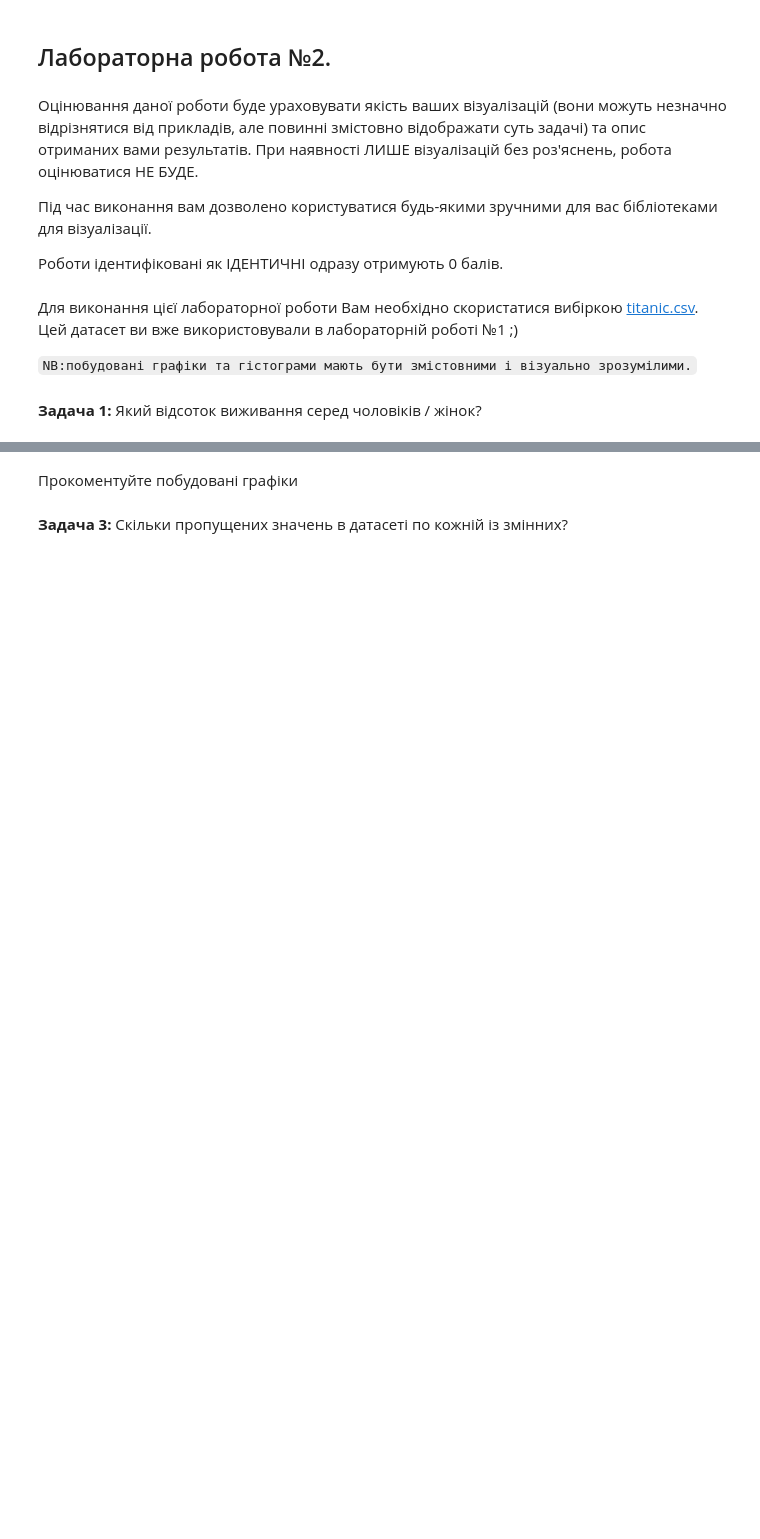
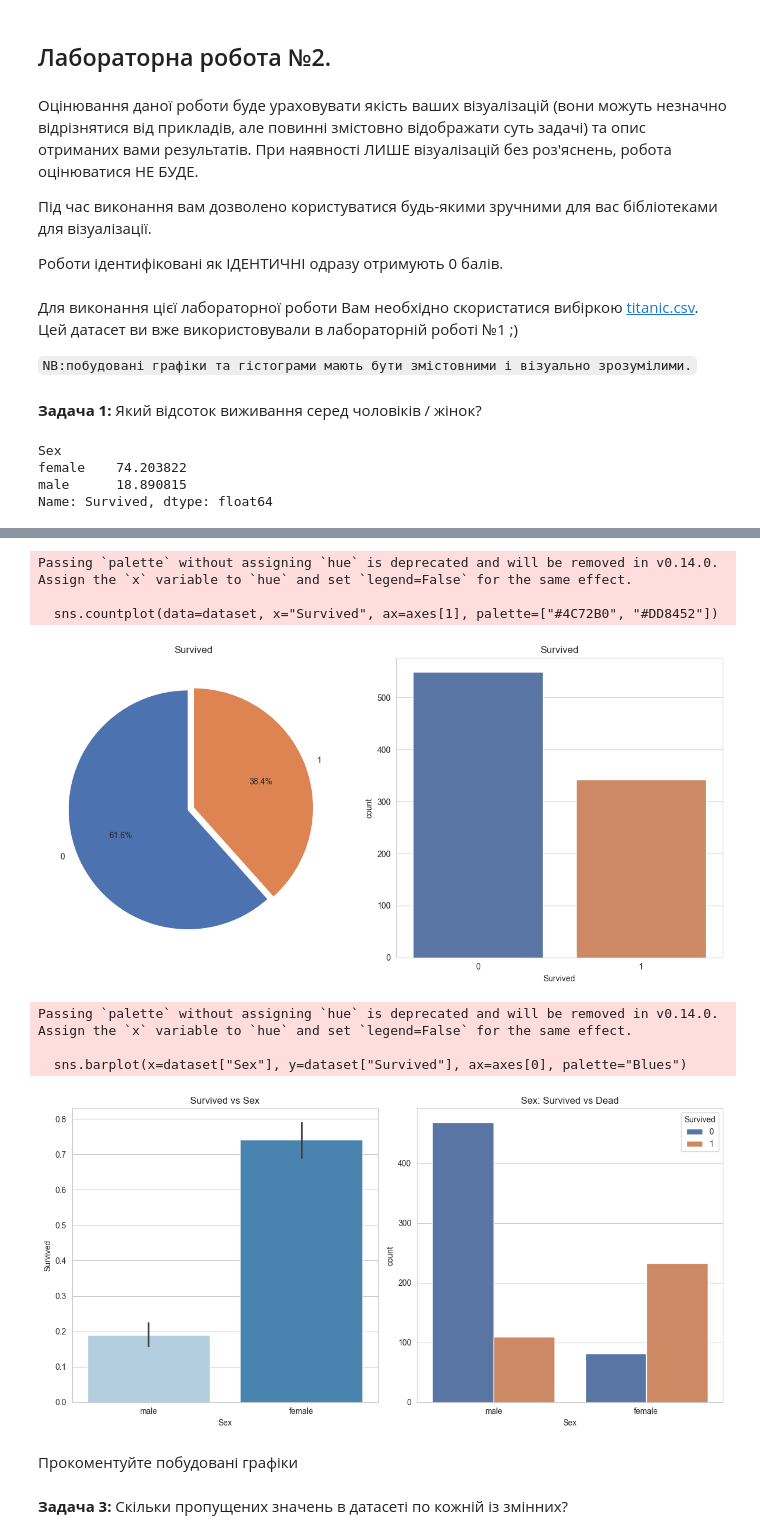
Before and after one commit to xwfeqi/BAI, a Jupyter notebook: LAB2BAI/Task2_basic_ai_ad_(3).ipynb, the cells around one changed output, grey strips where cells are left out. Saved outputs shown, nothing was run; the diff lists cells and outputs as text; code cells hidden in the pictures; blank space fills up the shorter version.

````diff
--- a/LAB2BAI/Task2_basic_ai_ad_(3).ipynb
+++ b/LAB2BAI/Task2_basic_ai_ad_(3).ipynb
@@ -15,6 +15,6 @@
   ```NB:побудовані графіки та гістограми мають бути змістовними і візуально зрозумілими.```
 # %%
 import pandas as pd
-dataset = pd.read_csv(...)
+dataset = pd.read_csv("titanic.csv")
 # %% [markdown]
 **Задача 1:** Який відсоток виживання серед чоловіків / жінок?
@@ -23,3 +21,11 @@ dataset = pd.read_csv(...)
+# %%
+survival_rates = dataset.groupby("Sex")["Survived"].mean() * 100
+print(survival_rates)
+# %% [output]
+Sex
+female    74.203822
+male      18.890815
+Name: Survived, dtype: float64
 # %% [markdown]
 **Задача 2:** Відтворіть ці графіки
 ![image.png](embedded-picture-1)
@@ -30,3 +34,42 @@ dataset = pd.read_csv(...)
+# %%
+import seaborn as sns
+import matplotlib.pyplot as plt
+
+sns.set_style("whitegrid")
+
+fig, axes = plt.subplots(1, 2, figsize=(12, 6))
+
+dataset["Survived"].value_counts().plot.pie(
+    autopct="%1.1f%%", startangle=90, explode=[0.05, 0], ax=axes[0], colors=["#4C72B0", "#DD8452"]
+)
+axes[0].set_ylabel("")
+axes[0].set_title("Survived")
+
+sns.countplot(data=dataset, x="Survived", ax=axes[1], palette=["#4C72B0", "#DD8452"])
+axes[1].set_title("Survived")
+
+plt.tight_layout()
+plt.show()
+
+fig, axes = plt.subplots(1, 2, figsize=(12, 6))
+
+sns.barplot(x=dataset["Sex"], y=dataset["Survived"], ax=axes[0], palette="Blues")
+axes[0].set_title("Survived vs Sex")
+
+sns.countplot(data=dataset, x="Sex", hue="Survived", ax=axes[1], palette=["#4C72B0", "#DD8452"])
+axes[1].set_title("Sex: Survived vs Dead")
+
+plt.tight_layout()
+plt.show()
+# %% [output]
+Passing `palette` without assigning `hue` is deprecated and will be removed in v0.14.0. Assign the `x` variable to `hue` and set `legend=False` for the same effect.
+
+  sns.countplot(data=dataset, x="Survived", ax=axes[1], palette=["#4C72B0", "#DD8452"])
+[figure, added]
+Passing `palette` without assigning `hue` is deprecated and will be removed in v0.14.0. Assign the `x` variable to `hue` and set `legend=False` for the same effect.
+
+  sns.barplot(x=dataset["Sex"], y=dataset["Survived"], ax=axes[0], palette="Blues")
+[figure, added]
 # %% [markdown]
 Прокоментуйте побудовані графіки
 # %% [markdown]
````
Also changed, not shown: parts of 10 cells of this notebook, 1 other file.
